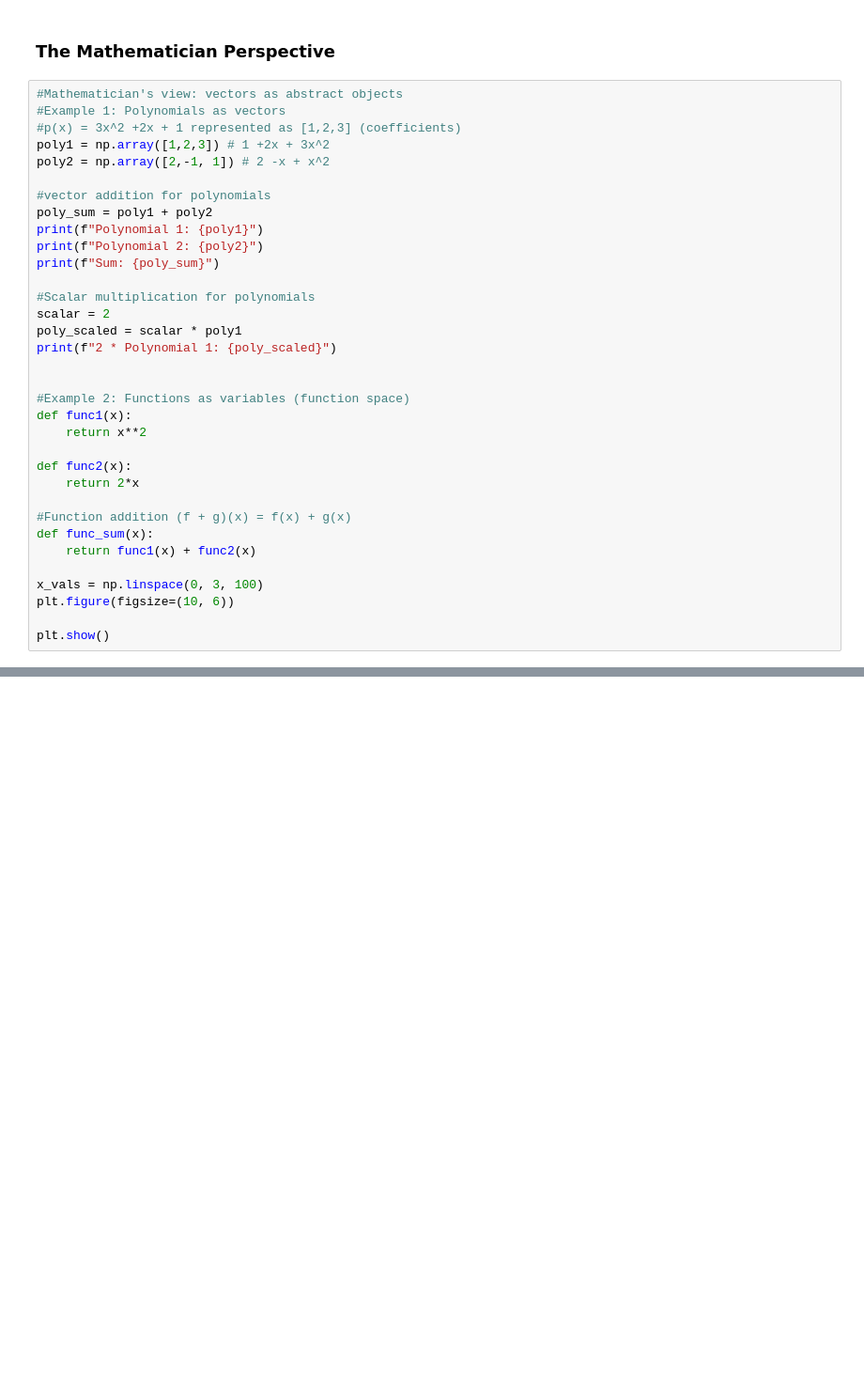
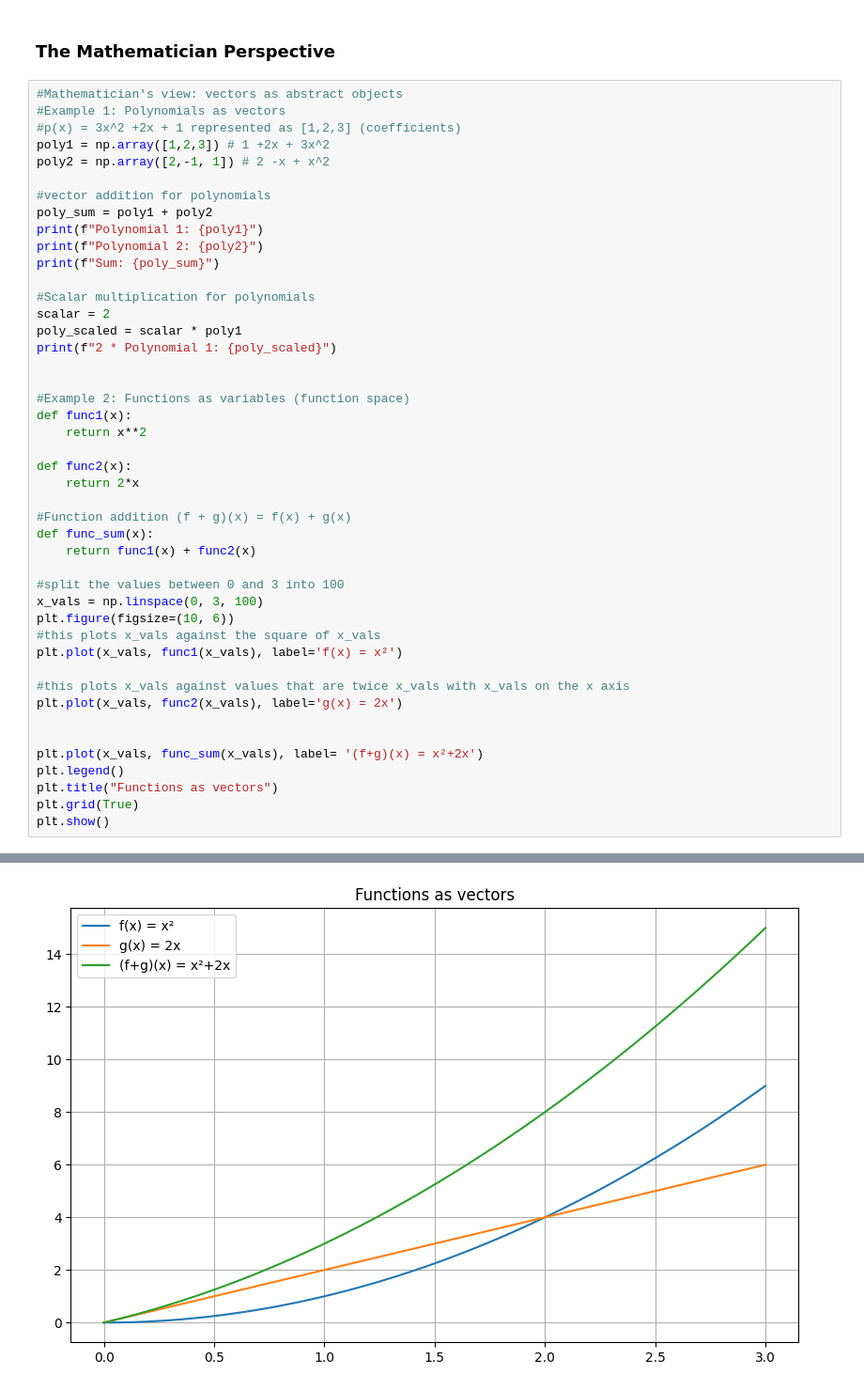
Before and after one commit to KudoroEsther/Files-Data_Analysis-, a Jupyter notebook: Numpy_work/Linear_Algebra_with_Numpy.ipynb, the cells around one changed output, grey strips where cells are left out. Shown at 94% size. Drawn from its saved outputs; the diff is of its cells as text; blank space fills up the shorter version.

```diff
--- a/Numpy_work/Linear_Algebra_with_Numpy.ipynb
+++ b/Numpy_work/Linear_Algebra_with_Numpy.ipynb
@@ -248,30 +248,42 @@ poly_sum = poly1 + poly2
 print(f"Polynomial 1: {poly1}")
 print(f"Polynomial 2: {poly2}")
 print(f"Sum: {poly_sum}")
 
 #Scalar multiplication for polynomials
 scalar = 2
 poly_scaled = scalar * poly1
 print(f"2 * Polynomial 1: {poly_scaled}")
 
 
 #Example 2: Functions as variables (function space)
 def func1(x):
     return x**2
 
 def func2(x):
     return 2*x
 
 #Function addition (f + g)(x) = f(x) + g(x)
 def func_sum(x):
     return func1(x) + func2(x)
 
+#split the values between 0 and 3 into 100
 x_vals = np.linspace(0, 3, 100)
 plt.figure(figsize=(10, 6))
+#this plots x_vals against the square of x_vals
+plt.plot(x_vals, func1(x_vals), label='f(x) = x²')
 
+#this plots x_vals against values that are twice x_vals with x_vals on the x axis
+plt.plot(x_vals, func2(x_vals), label='g(x) = 2x')
+
+
+plt.plot(x_vals, func_sum(x_vals), label= '(f+g)(x) = x²+2x')
+plt.legend()
+plt.title("Functions as vectors")
+plt.grid(True)
 plt.show()
 # %% [output]
 Polynomial 1: [1 2 3]
 Polynomial 2: [ 2 -1  1]
 Sum: [3 1 4]
 2 * Polynomial 1: [2 4 6]
+[figure, added]
```
Also changed, not shown: parts of 2 cells of this notebook, 1 other file.
